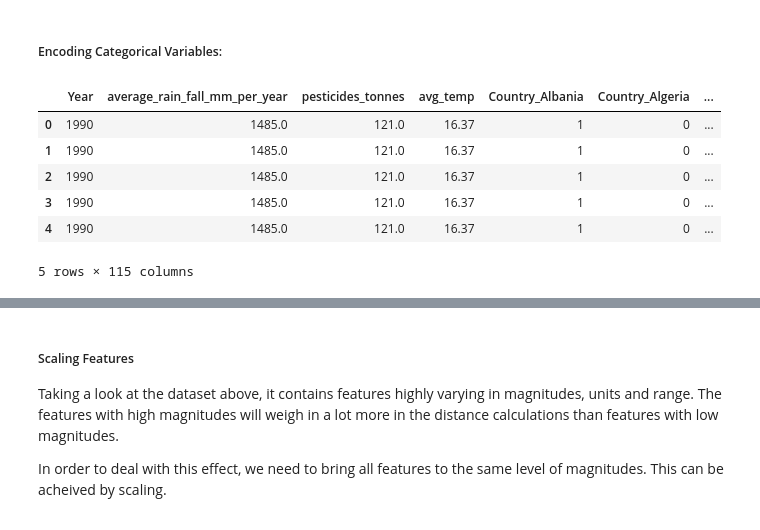
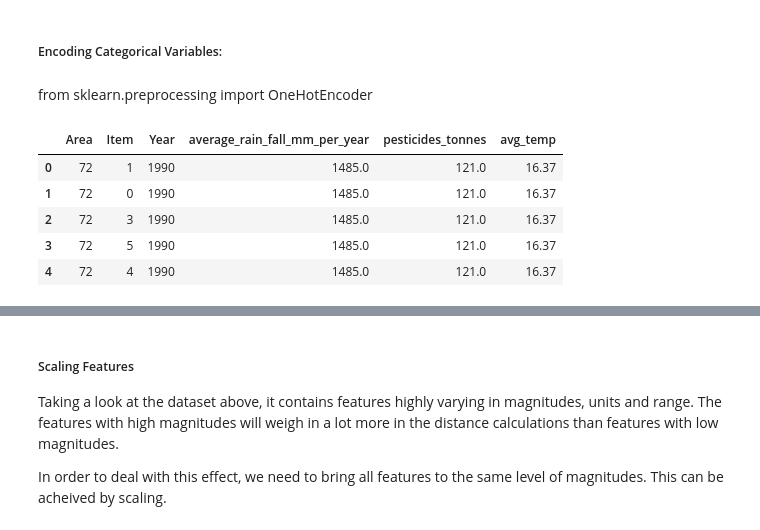
Before and after one commit to Zummit-Africa-Inc/Crop-Yield-Prediction, a Jupyter notebook: tasks/Crop-Yield-Prediction1/Crop-Yield-Prediction.ipynb, the cells around one changed output, grey strips where cells are left out. Drawn from its saved outputs; the diff is of its cells as text; code cells hidden in the pictures.

```diff
--- a/tasks/Crop-Yield-Prediction1/Crop-Yield-Prediction.ipynb
+++ b/tasks/Crop-Yield-Prediction1/Crop-Yield-Prediction.ipynb
@@ -359,3 +373,6 @@ yield_df.describe()
 | max | 2013.000000 | 501412.000000 | 3240.00000 | 367778.000000 | 30.650000 |
 # %% [markdown]
 It can be noticed the high variance in the values for each columns of the dataset, later on we will account for that by scaling.
+# %%
+pd.set_option('display.max_rows', 120)
+yield_df.Area.value_counts()
@@ -436,13 +582,14 @@ from sklearn.preprocessing import OneHotEncoder
+# %% [markdown]
+from sklearn.preprocessing import OneHotEncoder
 # %%
-yield_df_onehot = pd.get_dummies(yield_df, columns=['Area',"Item"], prefix = ['Country',"Item"])
+yield_df_onehot = yield_df.replace(cleanup_nums)
 features=yield_df_onehot.loc[:, yield_df_onehot.columns != 'hg/ha_yield']
 label=yield_df['hg/ha_yield']
 features.head()
 # %% [output]
-|  | Year | average_rain_fall_mm_per_year | pesticides_tonnes | avg_temp | Country_Albania | Country_Algeria | ... |
-| 0 | 1990 | 1485.0 | 121.0 | 16.37 | 1 | 0 | ... |
-| 1 | 1990 | 1485.0 | 121.0 | 16.37 | 1 | 0 | ... |
-| 2 | 1990 | 1485.0 | 121.0 | 16.37 | 1 | 0 | ... |
-| 3 | 1990 | 1485.0 | 121.0 | 16.37 | 1 | 0 | ... |
-| 4 | 1990 | 1485.0 | 121.0 | 16.37 | 1 | 0 | ... |
+|  | Area | Item | Year | average_rain_fall_mm_per_year | pesticides_tonnes | avg_temp |
+| 0 | 72 | 1 | 1990 | 1485.0 | 121.0 | 16.37 |
+| 1 | 72 | 0 | 1990 | 1485.0 | 121.0 | 16.37 |
+| 2 | 72 | 3 | 1990 | 1485.0 | 121.0 | 16.37 |
+| 3 | 72 | 5 | 1990 | 1485.0 | 121.0 | 16.37 |
+| 4 | 72 | 4 | 1990 | 1485.0 | 121.0 | 16.37 |
-5 rows × 115 columns
```
Also changed, not shown: parts of 24 cells of this notebook, 3 other files.
